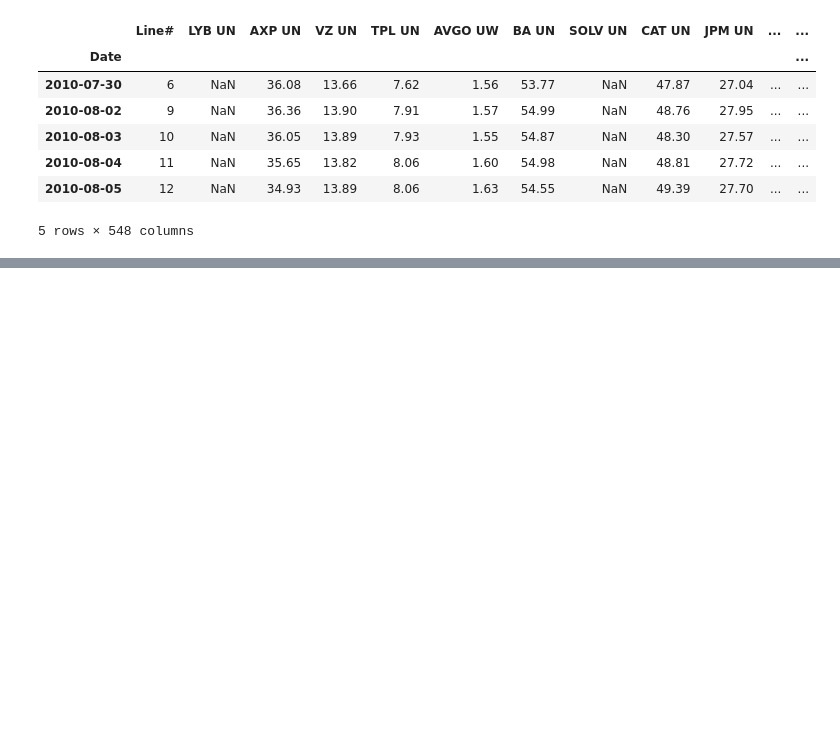
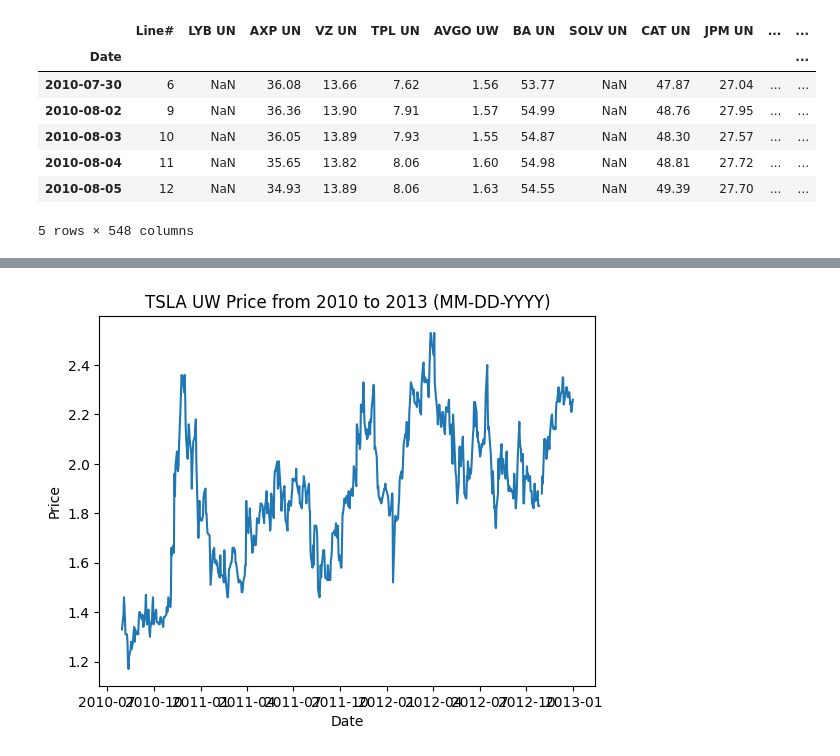
Before and after one commit to phawatboom/Capital-compass, a Jupyter notebook: Data Analysis/strategy_1_find_b.ipynb, the cells around one changed output, grey strips where cells are left out. Saved outputs shown, nothing was run; the diff lists cells and outputs as text; code cells hidden in the pictures; blank space fills up the shorter version.

Commit message:
ADD: Calculating b coefficient using ARIMA(1,0,1) model with non overlapping window for more than 1 window of analysis

```diff
--- a/Data Analysis/strategy_1_find_b.ipynb
+++ b/Data Analysis/strategy_1_find_b.ipynb
@@ -212,0 +30,82 @@ Chi squared p-value: 1.0
+# %%
+def plot_stock_price(stock, start_date, end_date):
+    plt.plot(stock.index, stock.values, label="Stock Price")
+    plt.xlabel("Date")
+    plt.ylabel("Price")
+    plt.title(f"{stock.name} Price from {start_date} to {end_date} (MM-DD-YYYY)")
+    plt.show()
+
+def get_stock_data(stock_symbol, start_date, end_date):
+    stock = df[stock_symbol]
+    stock = stock.loc[pd.to_datetime(start_date):pd.to_datetime(end_date)]
+    return stock
+
+
+def plot_return_lagged_return(returns, returns_lagged, lag):
+
+    plt.scatter(returns, returns_lagged, alpha=0.5)
+    plt.xlabel(f"Lagged Return (R-{lag})")
+    plt.ylabel("Current Return (R)")
+    plt.title(f" Return vs {lag} Lagged Return")
+    plt.grid(True, alpha=0.3)
+    plt.show()
+
+def plot_acf_pacf(series, lags=40):
+
+    plt.subplot(1,2,1)
+    plot_acf(series, lags=lags, ax=plt.gca())
+    plt.title(f"ACF of {series.name}")
+    plt.subplot(1,2,2)
+    plot_pacf(series, lags=lags, ax=plt.gca())
+    plt.title(f"PACF of {series.name}")
+    plt.tight_layout()
+    plt.show()
+
+
+def get_stock_return_window(stock, window):
+    sampled_prices = stock.iloc[::window]
+    returns = np.log(sampled_prices).diff().dropna()
+    return returns
+
+def ar_lagged_return(stock_ticker, lag, window, start_date, end_date):
+    stock = get_stock_data(stock_ticker, start_date, end_date)
+    plot_stock_price(stock, start_date, end_date)
+
+
+    returns = get_stock_return_window(stock, window)
+    returns_lagged = returns.shift(1).dropna()
+    returns= returns.iloc[1:]
+
+    print(returns)
+
+    plot_return_lagged_return(returns, returns_lagged, lag)
+
+
+
+
+    model = ARIMA(returns, order=(1,0,1)).fit()
+    print(model.summary())
+
+    fitted = model.fittedvalues
+
+    residual = model.resid
+    plt.scatter(residual.index, residual.values, alpha=0.6, s=20)
+    lb = acorr_ljungbox(residual, lags=[1,5,10], return_df=True)
+    print(lb)
+
+    plt.figure(figsize=(8,4))
+    returns.plot(label="Actual", color="black")
+    fitted.plot(label="Fitted", color="red")
+    plt.title("Actual vs Fitted Returns")
+    plt.legend()
+    plt.grid(alpha=0.3)
+    plt.show()
+
+
+
+
+    return model
+
+ar_lagged_return(stock_ticker = "TSLA UW", lag = 1, window = 1, start_date="2010", end_date="2013")
+# %% [output]
+[figure, added]
```
Also changed, not shown: parts of 14 cells of this notebook.
